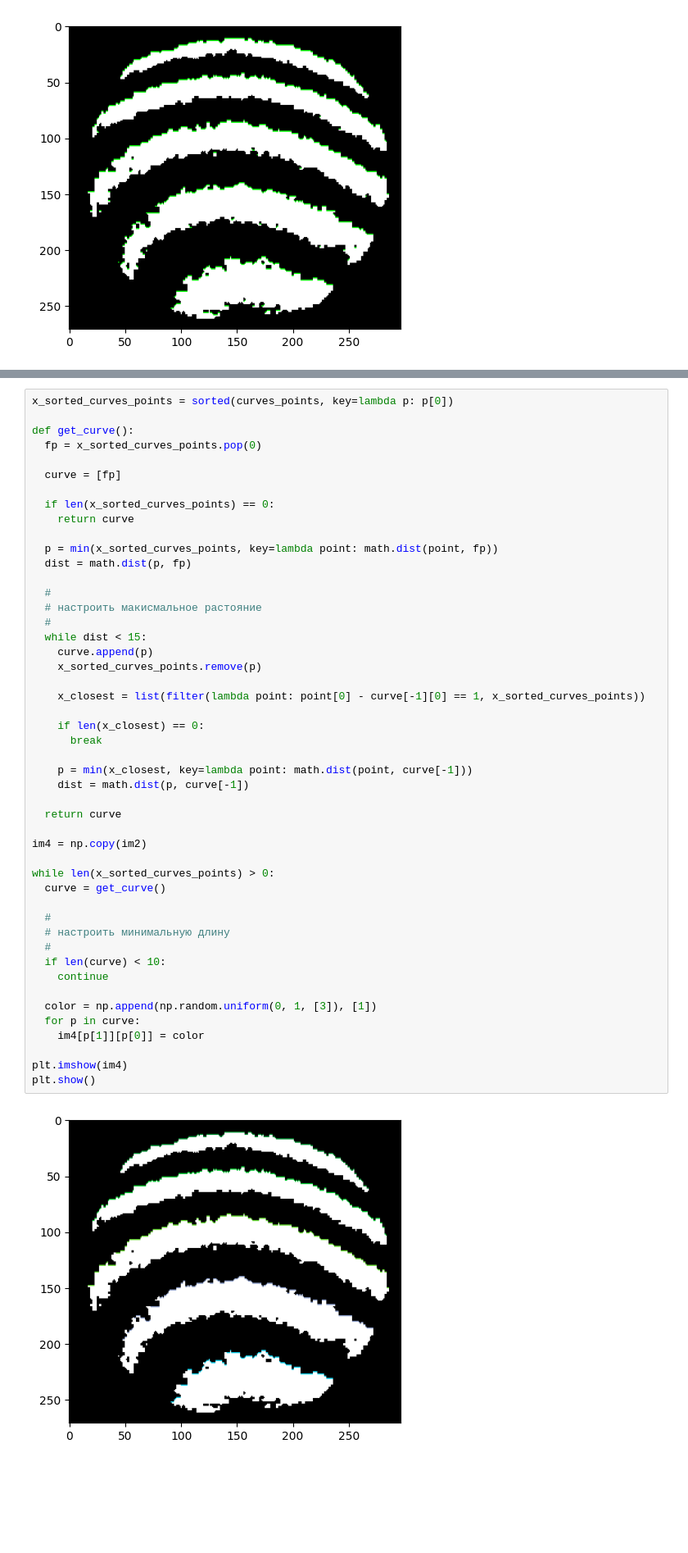
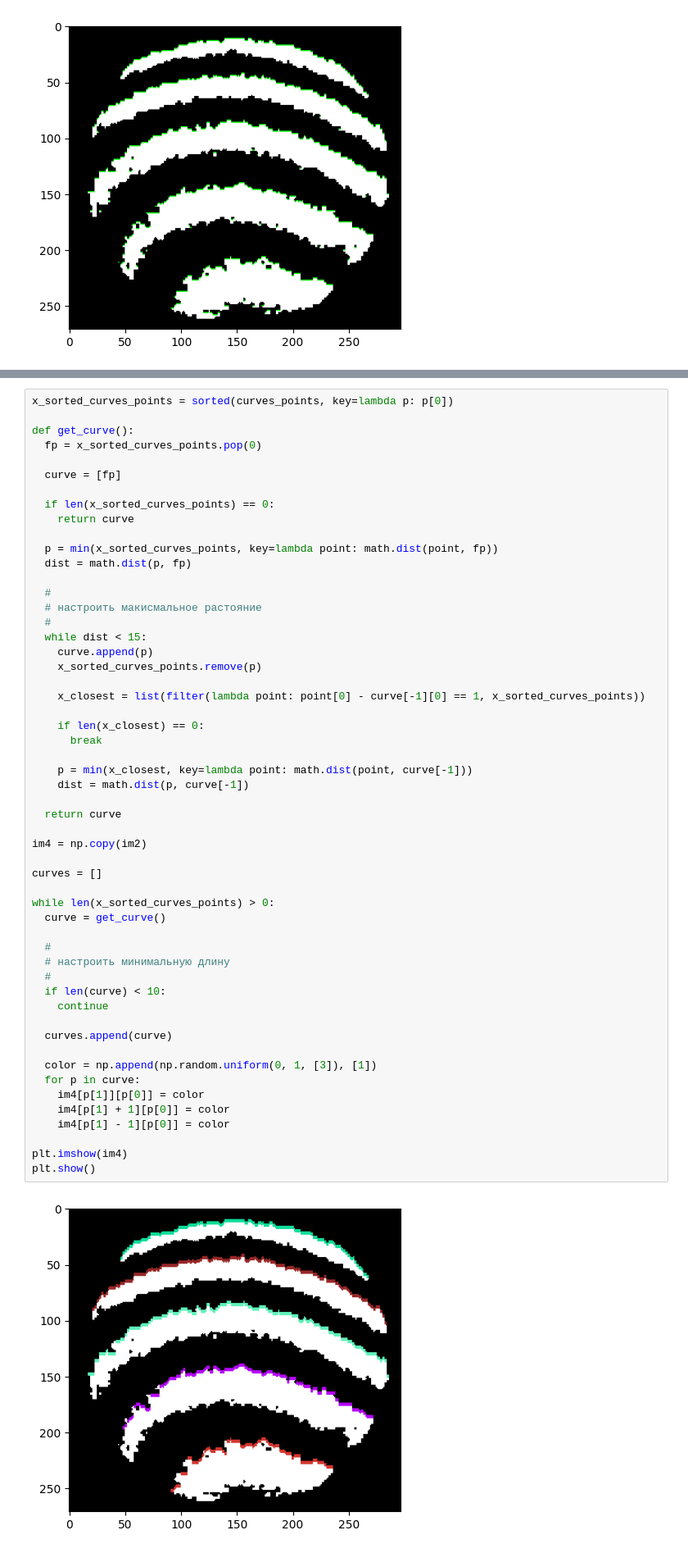
Before and after one commit to asmalcev/picture-curve-approximation, a Jupyter notebook: main.ipynb, the cells around one changed output, grey strips where cells are left out. Shown at 82% size. Drawn from its saved outputs; the diff is of its cells as text; blank space fills up the shorter version.

```diff
--- a/main.ipynb
+++ b/main.ipynb
@@ -77,31 +83,37 @@ def get_curve():
     x_sorted_curves_points.remove(p)
 
     x_closest = list(filter(lambda point: point[0] - curve[-1][0] == 1, x_sorted_curves_points))
 
     if len(x_closest) == 0:
       break
 
     p = min(x_closest, key=lambda point: math.dist(point, curve[-1]))
     dist = math.dist(p, curve[-1])
 
   return curve
 
 im4 = np.copy(im2)
 
+curves = []
+
 while len(x_sorted_curves_points) > 0:
   curve = get_curve()
 
   #
   # настроить минимальную длину
   #
   if len(curve) < 10:
     continue
 
+  curves.append(curve)
+
   color = np.append(np.random.uniform(0, 1, [3]), [1])
   for p in curve:
     im4[p[1]][p[0]] = color
+    im4[p[1] + 1][p[0]] = color
+    im4[p[1] - 1][p[0]] = color
 
 plt.imshow(im4)
 plt.show()
 # %% [output]
-[figure, old version]
+[figure, new version]
```
Also changed, not shown: parts of 4 cells of this notebook.
